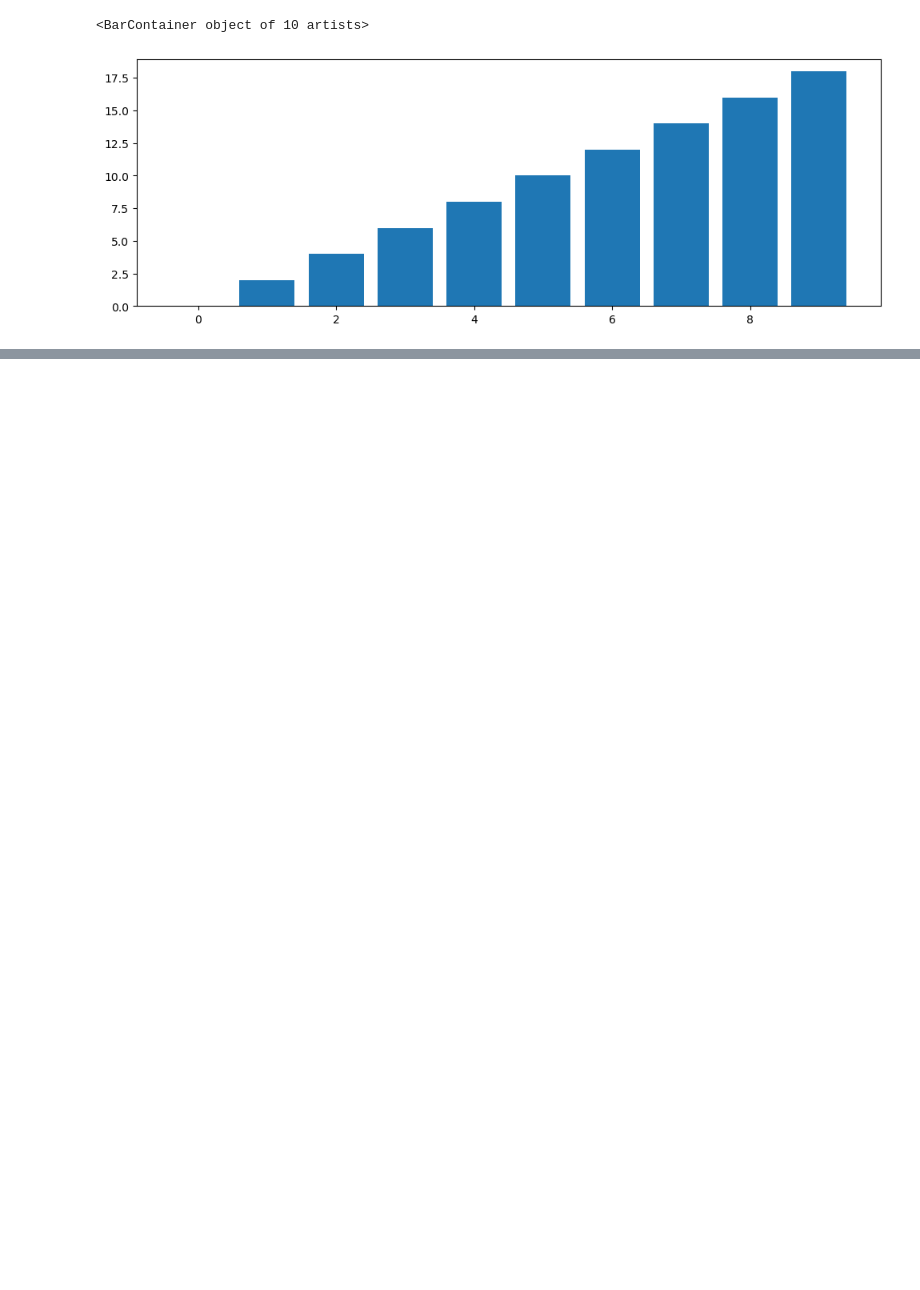
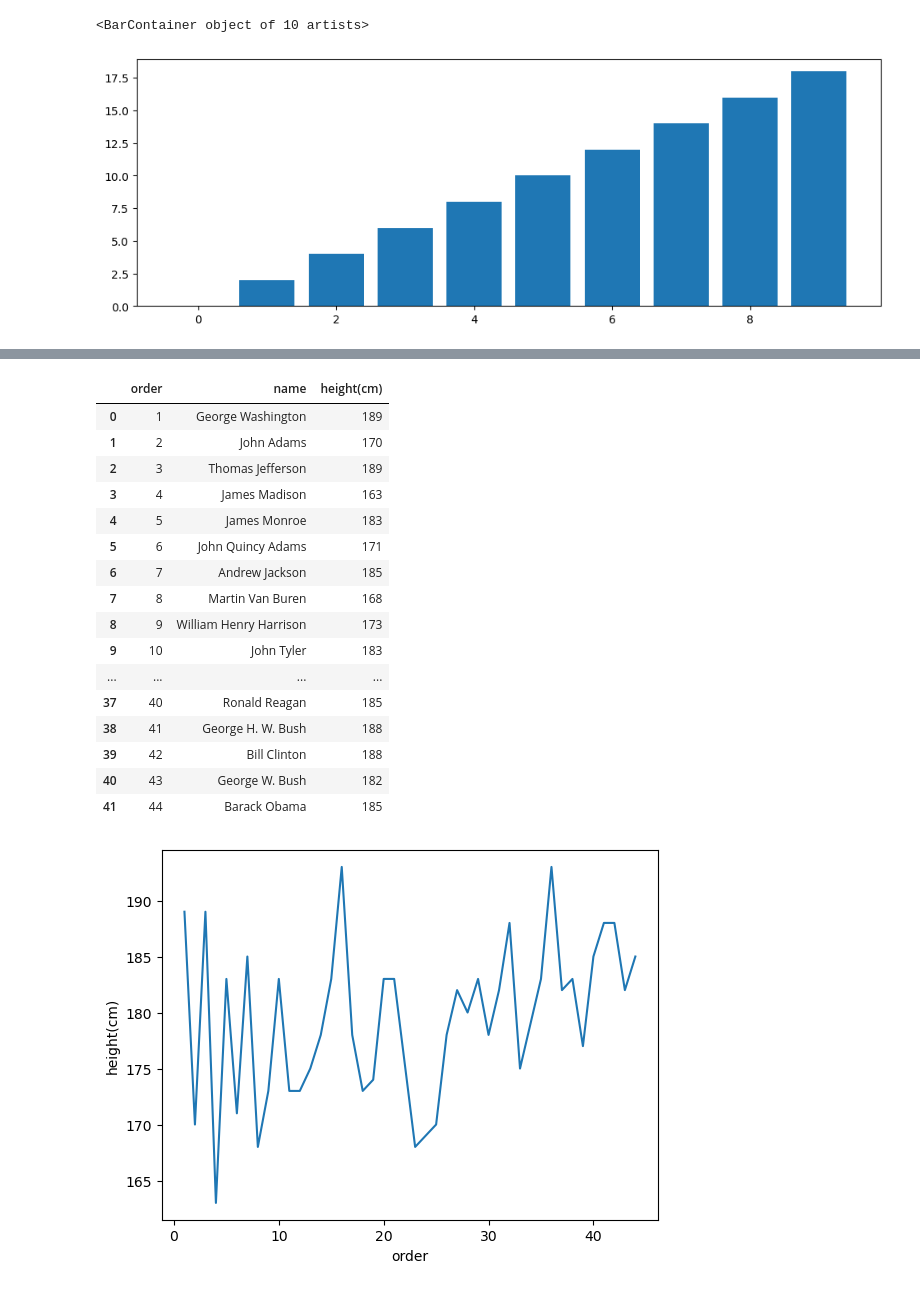
Before and after one commit to namsuhyeong/pandas, a Jupyter notebook: pandas_판다스_matplotlib_시각화.ipynb, the cells around one changed output, grey strips where cells are left out. Saved outputs shown, nothing was run; the diff lists cells and outputs as text; code cells hidden in the pictures; blank space fills up the shorter version.

```diff
--- a/pandas_판다스_matplotlib_시각화.ipynb
+++ b/pandas_판다스_matplotlib_시각화.ipynb
@@ -200,0 +197,28 @@ ax.hist(data, bins=50)
+# %%
+# matplotlib with pandas
+
+df = pd.read_csv('./president_heights.csv')
+fig, ax = plt.subplots()
+ax.plot(df['order'], df["height(cm)"], label="height")
+ax.set_xlabel("order")
+ax.set_ylabel("height(cm)")
+df
+# %% [output]
+|  | order | name | height(cm) |
+| 0 | 1 | George Washington | 189 |
+| 1 | 2 | John Adams | 170 |
+| 2 | 3 | Thomas Jefferson | 189 |
+| 3 | 4 | James Madison | 163 |
+| 4 | 5 | James Monroe | 183 |
+| 5 | 6 | John Quincy Adams | 171 |
+| 6 | 7 | Andrew Jackson | 185 |
+| 7 | 8 | Martin Van Buren | 168 |
+| 8 | 9 | William Henry Harrison | 173 |
+| 9 | 10 | John Tyler | 183 |
+| ... | ... | ... | ... |
+| 37 | 40 | Ronald Reagan | 185 |
+| 38 | 41 | George H. W. Bush | 188 |
+| 39 | 42 | Bill Clinton | 188 |
+| 40 | 43 | George W. Bush | 182 |
+| 41 | 44 | Barack Obama | 185 |
+[figure, added]
```
Also changed, not shown: parts of 7 cells of this notebook.
